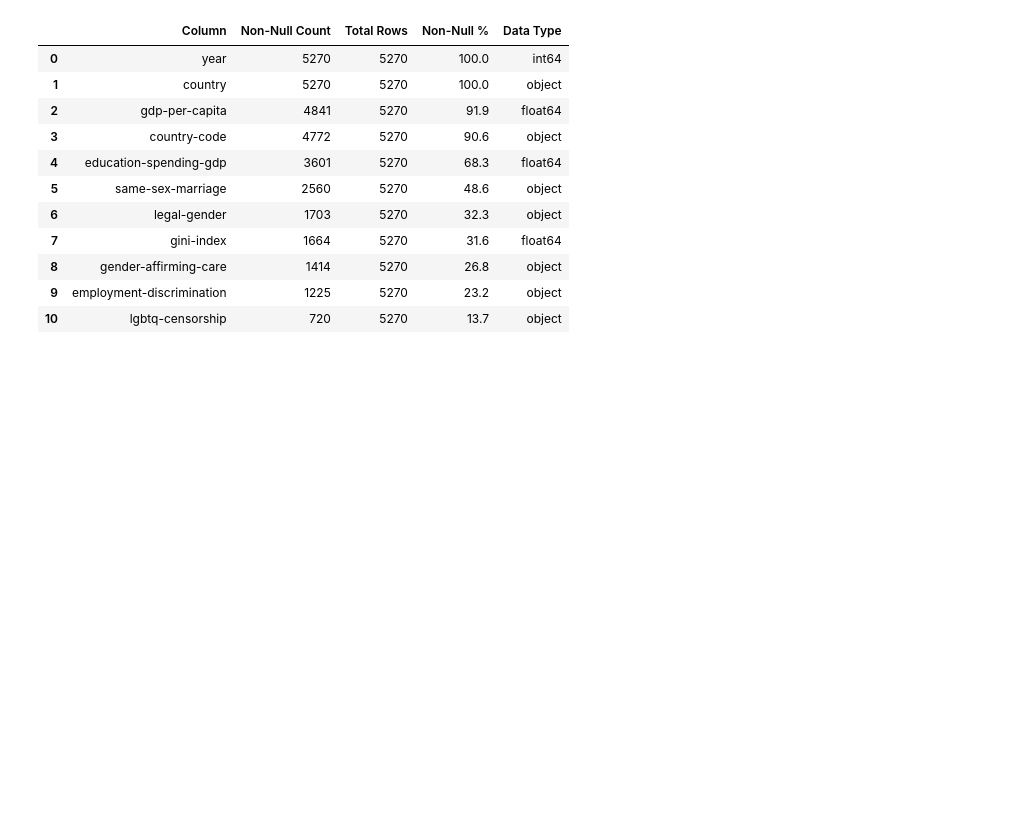
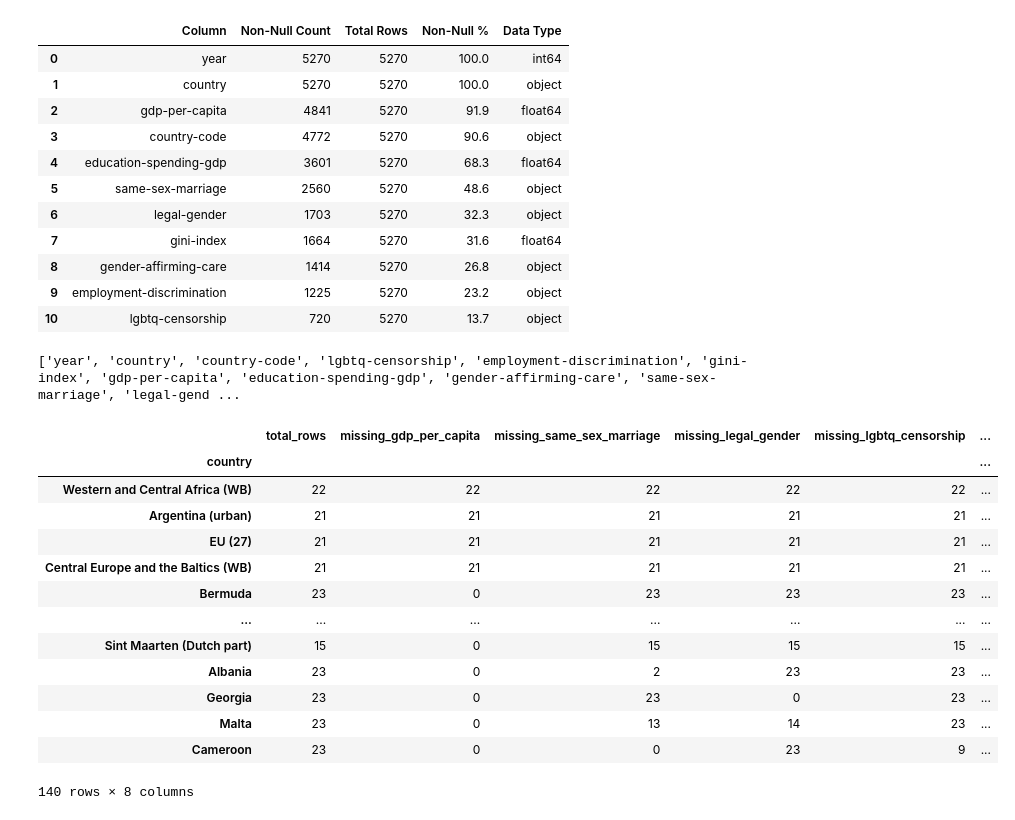
Before and after one commit to katieburak/diversedata.github.io, a Jupyter notebook: scripts/LGBTIQ-rights_clean.ipynb, the cells around one changed output. Saved outputs shown, nothing was run; the diff lists cells and outputs as text; code cells hidden in the pictures; blank space fills up the shorter version.

```diff
--- a/scripts/LGBTIQ-rights_clean.ipynb
+++ b/scripts/LGBTIQ-rights_clean.ipynb
@@ -540,3 +541,46 @@ eda_summary
 | 8 | gender-affirming-care | 1414 | 5270 | 26.8 | object |
 | 9 | employment-discrimination | 1225 | 5270 | 23.2 | object |
 | 10 | lgbtq-censorship | 720 | 5270 | 13.7 | object |
+# %%
+print(cleaned_long_df.columns.tolist())
+# %% [output]
+['year', 'country', 'country-code', 'lgbtq-censorship', 'employment-discrimination', 'gini-index', 'gdp-per-capita', 'education-spending-gdp', 'gender-affirming-care', 'same-sex-marriage', 'legal-gend ...
+# %%
+#3 Checking for each country, how many missing values we have for each column
+summary = cleaned_long_df.groupby("country").agg(
+    total_rows=("country", "size"),
+    missing_gdp_per_capita=("gdp-per-capita", lambda x: x.isna().sum()),
+    missing_same_sex_marriage=("same-sex-marriage", lambda x: x.isna().sum()),
+    missing_legal_gender=("legal-gender", lambda x: x.isna().sum()),
+    missing_lgbtq_censorship=("lgbtq-censorship", lambda x: x.isna().sum()),
+    missing_employment_discrimination=("employment-discrimination", lambda x: x.isna().sum()),
+    missing_gender_affirming_care=("gender-affirming-care", lambda x: x.isna().sum())
+)
+summary["missing_count"] = (
+    summary["missing_gdp_per_capita"]
+    + summary["missing_same_sex_marriage"]
+    + summary["missing_same_sex_marriage"]
+    + summary["missing_legal_gender"]
+    + summary["missing_lgbtq_censorship"]
+    + summary["missing_employment_discrimination"]
+    + summary["missing_gender_affirming_care"]
+    + summary["missing_legal_gender"]
+)
+
+summary_sorted = summary.sort_values("missing_count", ascending=False)
+summary_sorted[summary_sorted["missing_count"] > 100]   ###
+# %% [output]
+|  | total_rows | missing_gdp_per_capita | missing_same_sex_marriage | missing_legal_gender | missing_lgbtq_censorship | ... |
+| country |  |  |  |  |  | ... |
+| Western and Central Africa (WB) | 22 | 22 | 22 | 22 | 22 | ... |
+| Argentina (urban) | 21 | 21 | 21 | 21 | 21 | ... |
+| EU (27) | 21 | 21 | 21 | 21 | 21 | ... |
+| Central Europe and the Baltics (WB) | 21 | 21 | 21 | 21 | 21 | ... |
+| Bermuda | 23 | 0 | 23 | 23 | 23 | ... |
+| ... | ... | ... | ... | ... | ... | ... |
+| Sint Maarten (Dutch part) | 15 | 0 | 15 | 15 | 15 | ... |
+| Albania | 23 | 0 | 2 | 23 | 23 | ... |
+| Georgia | 23 | 0 | 23 | 0 | 23 | ... |
+| Malta | 23 | 0 | 13 | 14 | 23 | ... |
+| Cameroon | 23 | 0 | 0 | 23 | 9 | ... |
+140 rows × 8 columns
```
Also changed, not shown: parts of 4 cells of this notebook, 2 other files.
